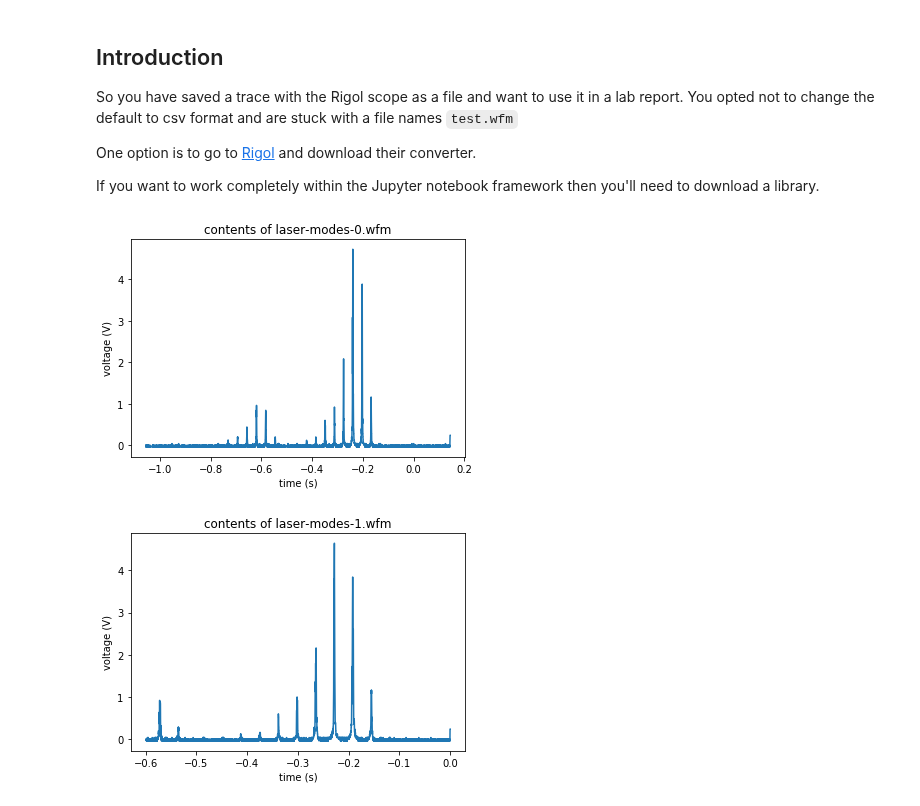
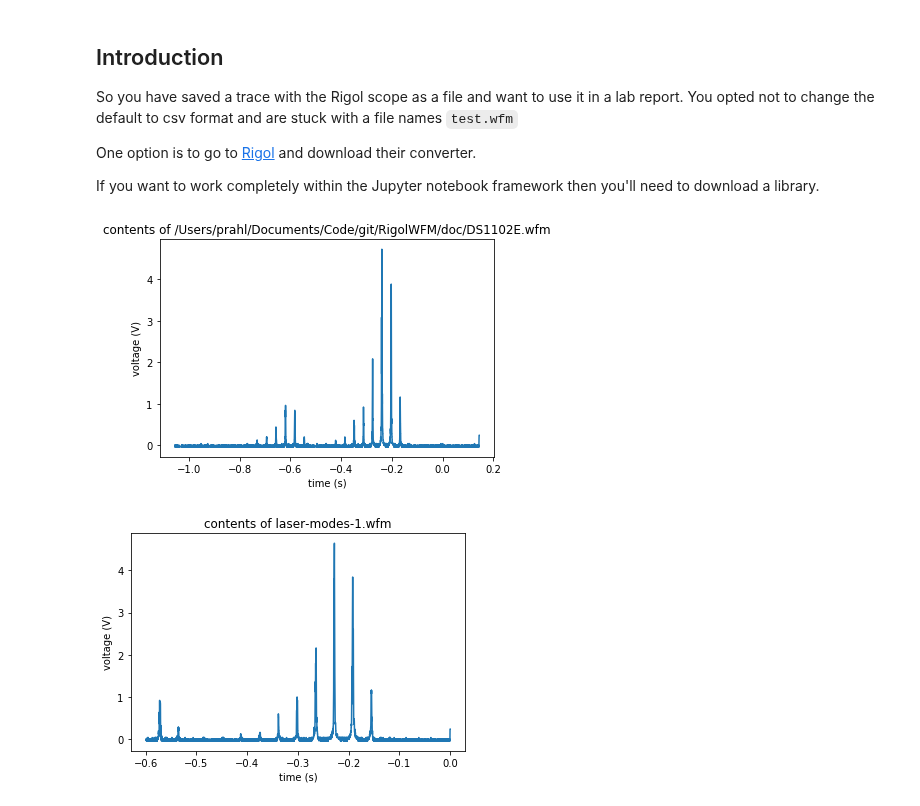
Before and after one commit to scottprahl/RigolWFM, a Jupyter notebook: doc/tutorial-reading-rigol-wfm-file.ipynb, the cells around one changed output. Saved outputs shown, nothing was run; the diff lists cells and outputs as text; code cells hidden in the pictures.

```diff
--- a/doc/tutorial-reading-rigol-wfm-file.ipynb
+++ b/doc/tutorial-reading-rigol-wfm-file.ipynb
@@ -95,20 +95,19 @@ If you want to work completely within the Jupyter notebook framework then you'll
 #import sys
 #!{sys.executable} -m pip install pyRigolWFM
 # %%
-
 app = "/Users/prahl/Documents/Code/git/rigol_wfm/wfmutil.py"
-file = "laser-modes-0.wfm"
+file = "/Users/prahl/Documents/Code/git/RigolWFM/doc/DS1102E.wfm"
 
 result = subprocess.run(["python", app, "csv", file], capture_output=True)
 
 t, y = read_wfm(app,file)
 plt.plot(t,y)
 plt.xlabel("time (s)")
 plt.ylabel("voltage (V)")
 plt.title("contents of %s" % file)
 plt.show()
 # %% [output]
-[figure, old version]
+[figure, new version]
 # %%
 file = "laser-modes-1.wfm"
 
```
Also changed, not shown: parts of 5 cells of this notebook, 5 other files.
